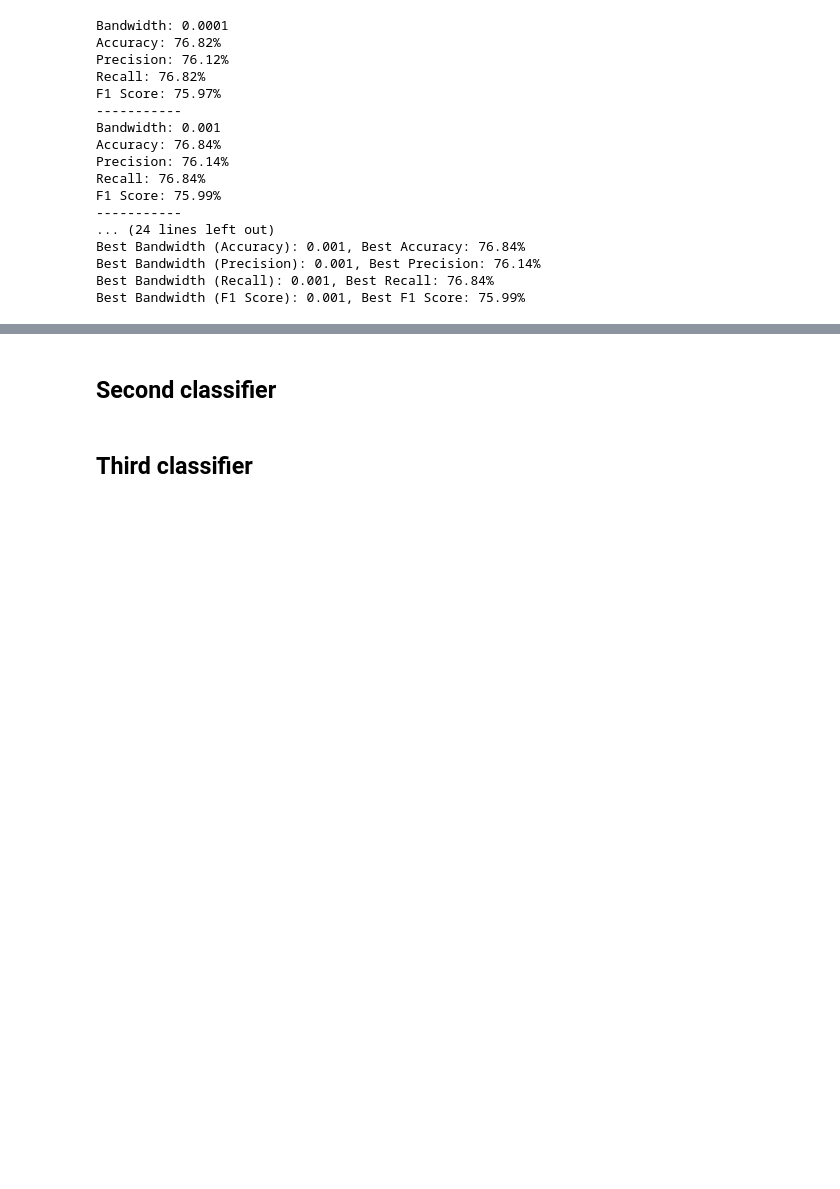
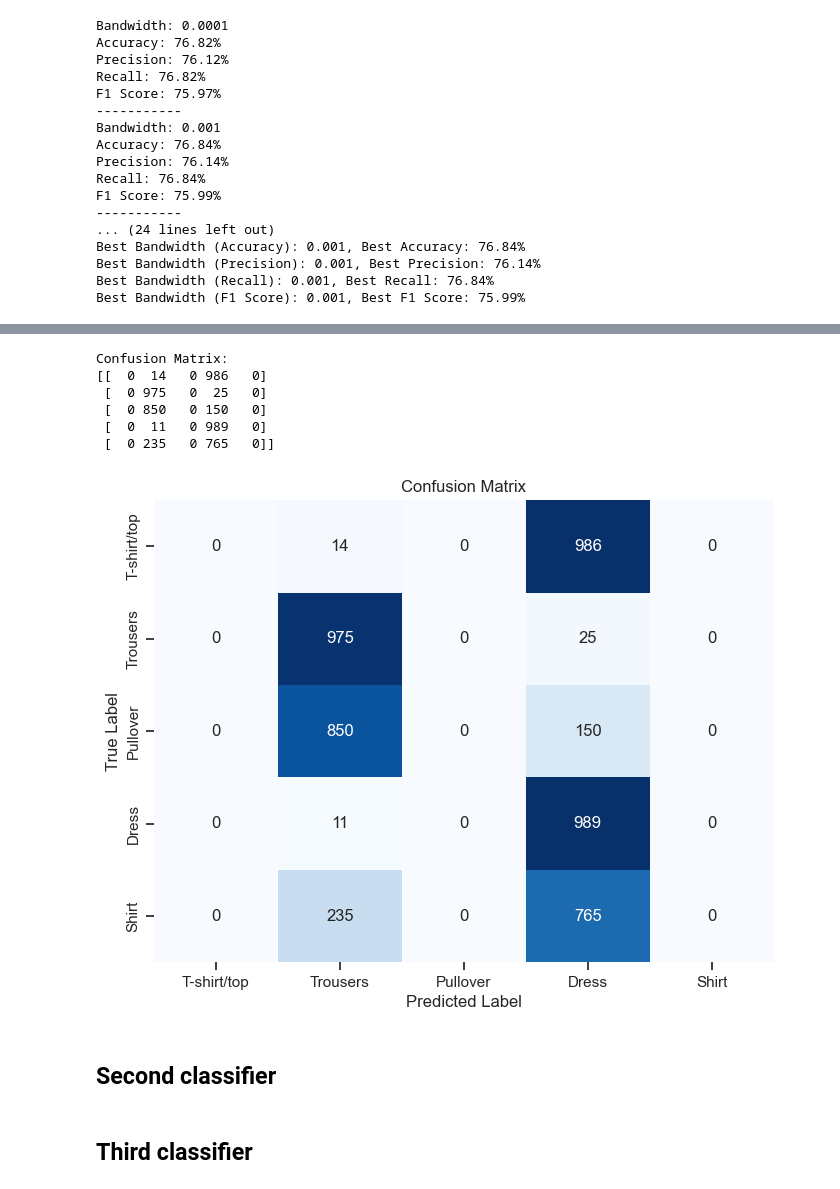
Before and after one commit to Purreskov/Machine-Learning, a Jupyter notebook: main.ipynb, the cells around one changed output, grey strips where cells are left out. Cells and saved outputs as stored; diff of their text form; code cells hidden in the pictures; blank space fills up the shorter version.

```diff
--- a/main.ipynb
+++ b/main.ipynb
@@ -279,7 +279,7 @@ def min_max_scaling_with_params(data, min_val, max_val, feature_range=(0, 1)):
     return scaled_data
 
 
-def calculate_non_parametric_estimates(X_lda, y, num_components=2, bandwidth=0.01):
+def calculate_non_parametric_estimates(X_lda, y, num_components=2, bandwidth=0.001):
     """
     Calculate non-parametric estimates (Kernel Density Estimation) for each class.
 
@@ -344,7 +344,7 @@ def calculate_class_priors(y):
     return class_priors
 
 
-def fit_naive_bayes_classifier(X, y, num_components=2, bandwidth=0.01):
+def fit_naive_bayes_classifier(X, y, num_components=2, bandwidth=0.001):
     """
     Fit a Naive Bayes classifier.
 
@@ -644,3 +904,66 @@ Confusion Matrix:
+# %%
+import numpy as np
+import matplotlib.pyplot as plt
+import seaborn as sns
+
+def calculate_confusion_matrix(y_true, y_pred, class_names):
+    """
+    Calculate the confusion matrix.
+
+    Parameters:
+    - y_true: True class labels
+    - y_pred: Predicted class labels
+    - class_names: List of class names
+
+    Returns:
+    - confusion_matrix: Confusion matrix
+    """
+    num_classes = len(class_names)
+    confusion_matrix = np.zeros((num_classes, num_classes), dtype=int)
+
+    for true_label, pred_label in zip(y_true, y_pred):
+        confusion_matrix[true_label, pred_label] += 1
+
+    return confusion_matrix
+
+def plot_confusion_matrix(confusion_matrix, class_names):
+    """
+    Plot the confusion matrix.
+
+    Parameters:
+    - confusion_matrix: Confusion matrix
+    - class_names: List of class names
+    """
+    plt.figure(figsize=(8, 6))
+    sns.heatmap(confusion_matrix, annot=True, fmt='d', cmap='Blues', cbar=False,
+                xticklabels=class_names, yticklabels=class_names)
+
+    plt.title('Confusion Matrix')
+    plt.xlabel('Predicted Label')
+    plt.ylabel('True Label')
+    plt.show()
+
+# Example usage:
+# Assuming y_test is the true labels for the test set
+# Assuming predictions is the predicted labels for the test set
+num_classes = len(np.unique(np.concatenate([y_test, predictions])))
+class_names = [label_mapping_test[i] for i in range(num_classes)]
+conf_matrix = calculate_confusion_matrix(y_test, predictions, class_names)
+
+# Print confusion matrix
+print("Confusion Matrix:")
+print(conf_matrix)
+
+# Plot confusion matrix
+plot_confusion_matrix(conf_matrix, class_names)
+# %% [output]
+Confusion Matrix:
+[[  0  14   0 986   0]
+ [  0 975   0  25   0]
+ [  0 850   0 150   0]
+ [  0  11   0 989   0]
+ [  0 235   0 765   0]]
+[figure, added]
 # %% [markdown]
 ## Second classifier
 # %% [markdown]
```
Also changed, not shown: parts of 5 cells of this notebook.
